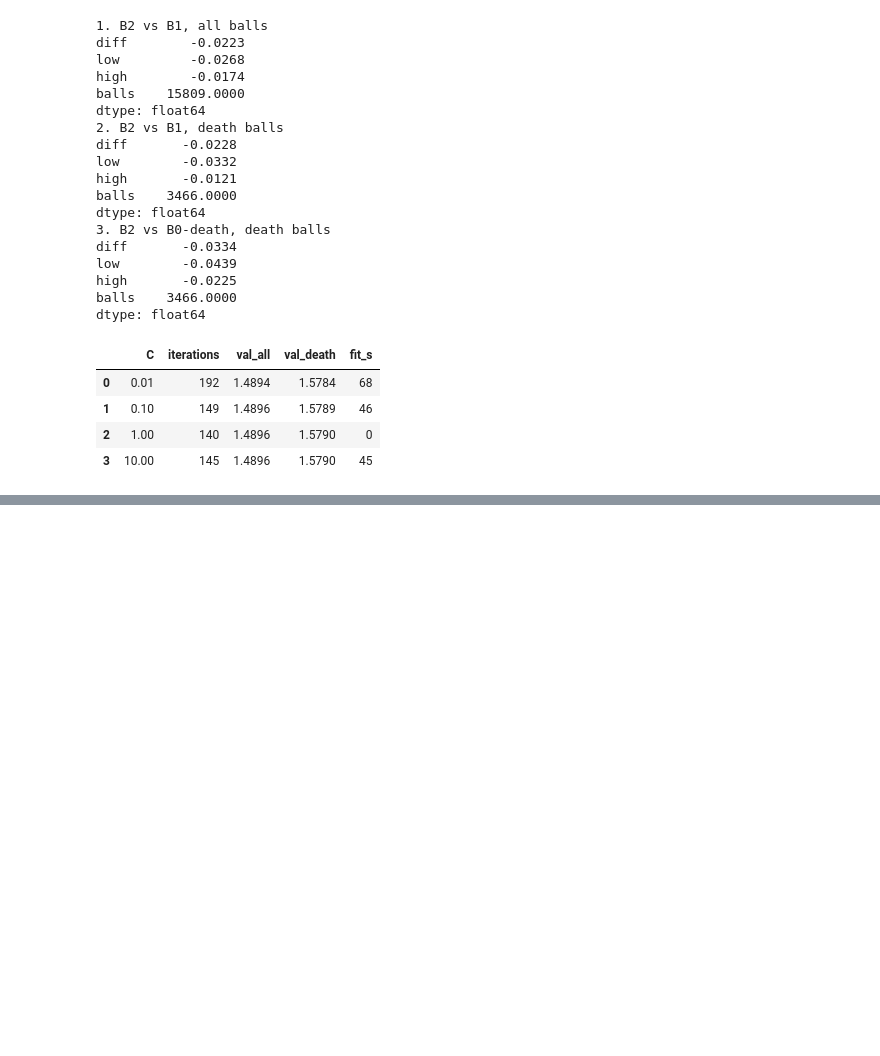
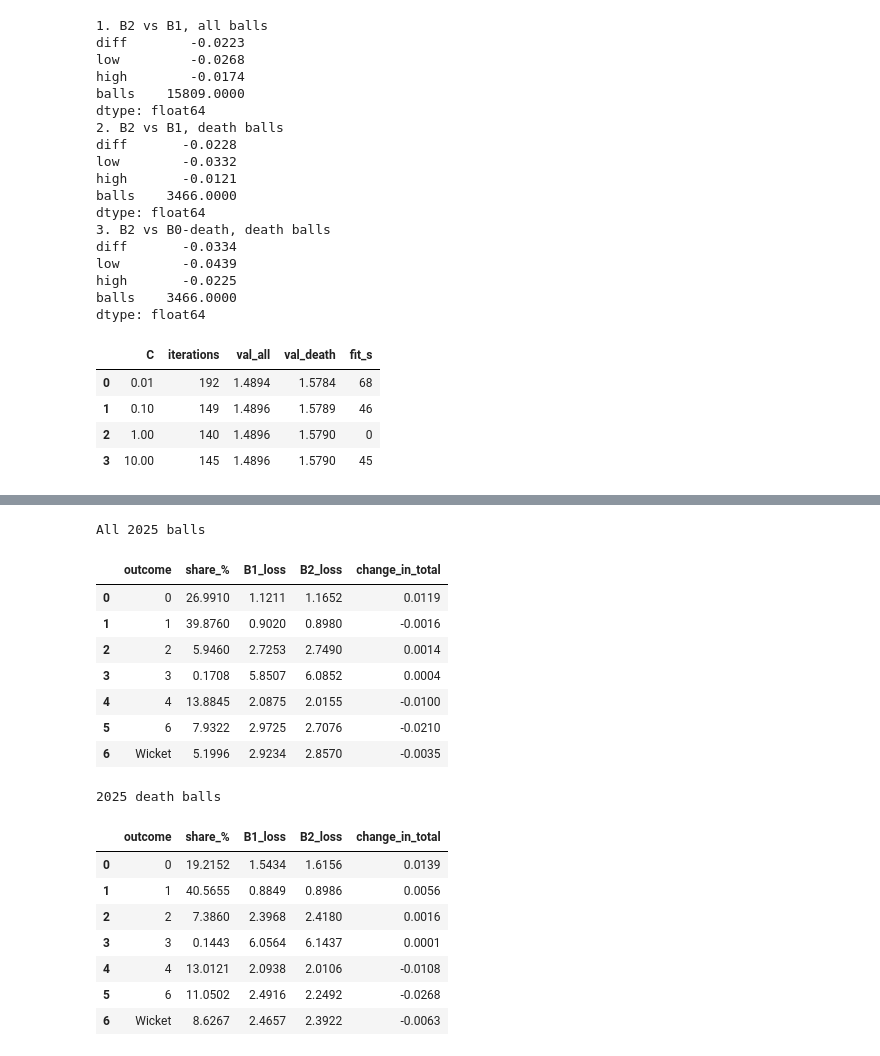
Before and after one commit to arjunnamburi/ml_death_overs_ipl, a Jupyter notebook: notebooks/models.ipynb, the cells around one changed output, grey strips where cells are left out. Saved outputs shown, nothing was run; the diff lists cells and outputs as text; code cells hidden in the pictures; blank space fills up the shorter version.

Commit message:
Done upto B2, cell 6

```diff
--- a/notebooks/models.ipynb
+++ b/notebooks/models.ipynb
@@ -800,3 +800,17 @@ display(pd.DataFrame(rows).round(4))
 | 1 | 0.10 | 149 | 1.4896 | 1.5789 | 46 |
 | 2 | 1.00 | 140 | 1.4896 | 1.5790 | 0 |
 | 3 | 10.00 | 145 | 1.4896 | 1.5790 | 45 |
+# %%
+# B2, cell 6a: what B2 learned, as log-odds against a dot ball
+labels = [str(c) for c in CLASSES]
+W = pd.DataFrame(b2.coef_, index=labels, columns=X_tr.columns)     # 7 outcomes × 90 inputs
+
+def top_effects(W, cls, ref='0', n=12):
+    """Largest weight differences (cls − ref): change in log-odds of cls vs ref per one-unit step of each input."""
+    eff = W.loc[cls] - W.loc[ref]
+    top = eff.loc[eff.abs().sort_values(ascending=False).index[:n]]
+    return pd.DataFrame({'log_odds': top.round(3), 'odds_x': np.exp(top).round(2)})
+
+for cls in ['6', 'Wicket']:
+    print(f'--- {cls} vs dot ---')
+    display(top_effects(W, cls))
@@ -802,0 +846,34 @@ display(pd.DataFrame(rows).round(4))
+# %%
+# B2, cell 6b: which outcomes B2 improved on vs B1, on 2025
+def class_table(a, b, keep):
+    la, lb = np.asarray(LOSS[a, 'val']), np.asarray(LOSS[b, 'val'])
+    assert len(la) == len(lb) == len(y_va), 'LOSS arrays are not one value per 2025 ball'
+    rows = []
+    for k, name in enumerate(labels):
+        hit = keep & (y_va == k)
+        rows.append({'outcome': name, 'share_%': 100 * hit.sum() / keep.sum(),
+                     f'{b}_loss': lb[hit].mean(), f'{a}_loss': la[hit].mean(),
+                     'change_in_total': (la[hit] - lb[hit]).sum() / keep.sum()})
+    return pd.DataFrame(rows).round(4)
+
+print('All 2025 balls');   display(class_table('B2', 'B1', np.ones(len(y_va), bool)))
+print('2025 death balls'); display(class_table('B2', 'B1', death_va))
+# %% [output]
+All 2025 balls
+|  | outcome | share_% | B1_loss | B2_loss | change_in_total |
+| 0 | 0 | 26.9910 | 1.1211 | 1.1652 | 0.0119 |
+| 1 | 1 | 39.8760 | 0.9020 | 0.8980 | -0.0016 |
+| 2 | 2 | 5.9460 | 2.7253 | 2.7490 | 0.0014 |
+| 3 | 3 | 0.1708 | 5.8507 | 6.0852 | 0.0004 |
+| 4 | 4 | 13.8845 | 2.0875 | 2.0155 | -0.0100 |
+| 5 | 6 | 7.9322 | 2.9725 | 2.7076 | -0.0210 |
+| 6 | Wicket | 5.1996 | 2.9234 | 2.8570 | -0.0035 |
+2025 death balls
+|  | outcome | share_% | B1_loss | B2_loss | change_in_total |
+| 0 | 0 | 19.2152 | 1.5434 | 1.6156 | 0.0139 |
+| 1 | 1 | 40.5655 | 0.8849 | 0.8986 | 0.0056 |
+| 2 | 2 | 7.3860 | 2.3968 | 2.4180 | 0.0016 |
+| 3 | 3 | 0.1443 | 6.0564 | 6.1437 | 0.0001 |
+| 4 | 4 | 13.0121 | 2.0938 | 2.0106 | -0.0108 |
+| 5 | 6 | 11.0502 | 2.4916 | 2.2492 | -0.0268 |
+| 6 | Wicket | 8.6267 | 2.4657 | 2.3922 | -0.0063 |
```
Also changed, not shown: parts of 4 cells of this notebook.
